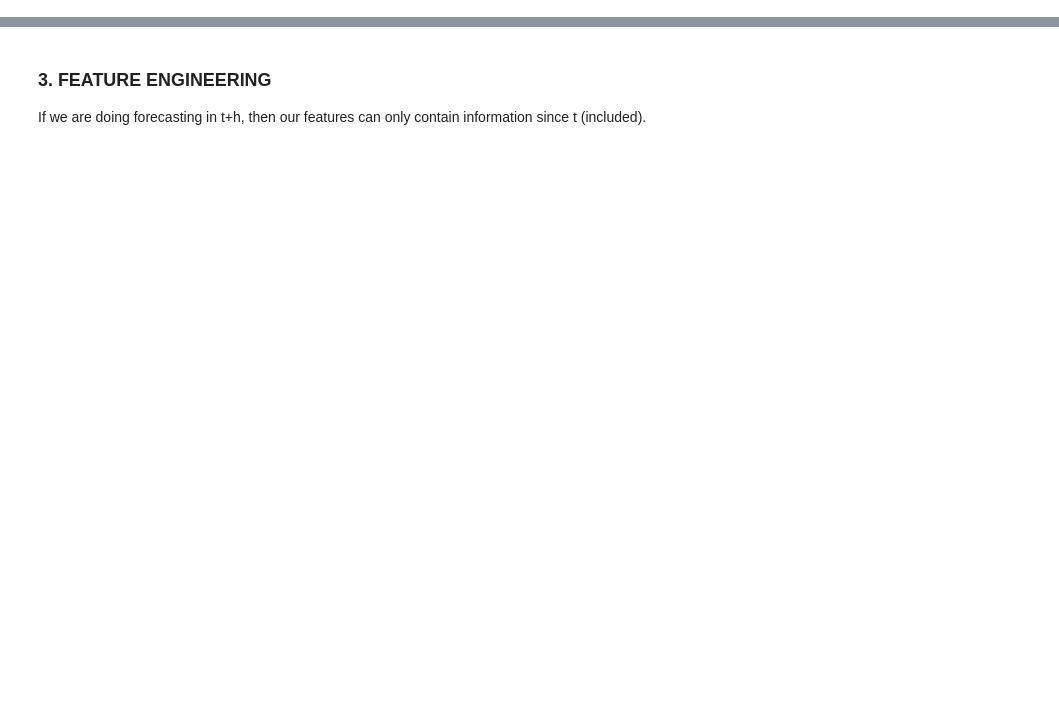
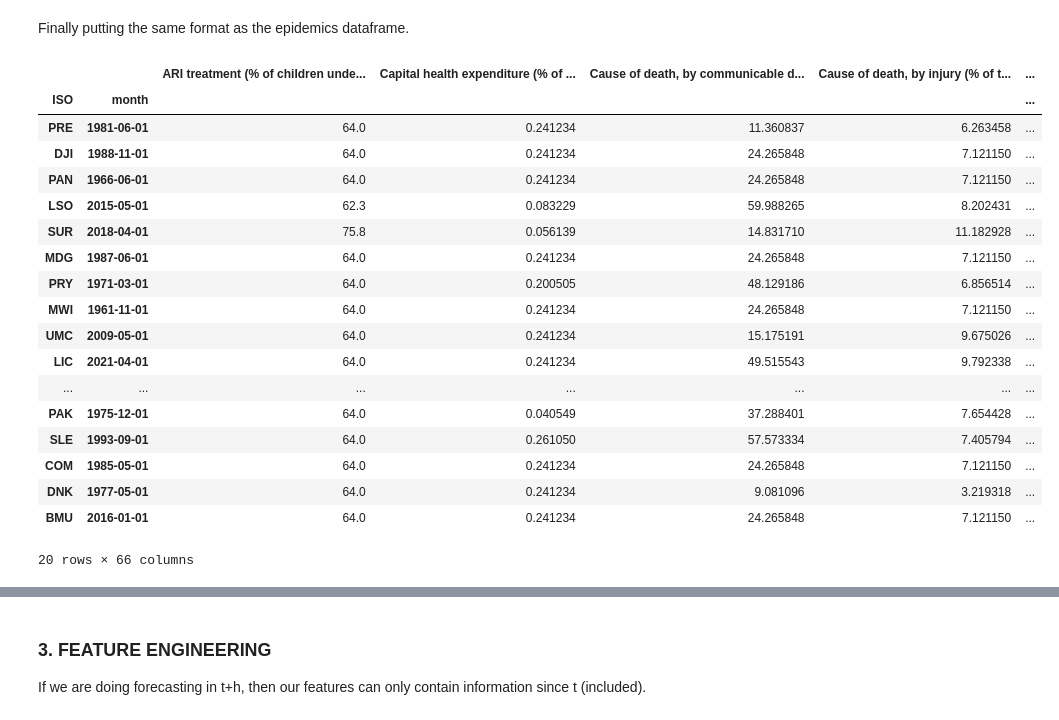
Before and after one commit to ericGutierrezM/forecasting_epidemics, a Jupyter notebook: pipeline.ipynb, the cells around one changed output, grey strips where cells are left out. Cells and saved outputs as stored; diff of their text form; code cells hidden in the pictures; blank space fills up the shorter version.

```diff
--- a/pipeline.ipynb
+++ b/pipeline.ipynb
@@ -32,0 +218,13 @@ df = df.dropna(subset=['target'])
+# %%
+regressors.columns = regressors.columns.str.extract(r'(\d{4})', expand=False)
+regressors.columns.name = 'Year'
+
+reg_final = (regressors
+             .stack()
+             .unstack('Series Name')
+             .reset_index()
+            )
+
+reg_final.columns.name = None
+
+reg_final.sample(10)
@@ -32,0 +250,15 @@ df = df.dropna(subset=['target'])
+# %%
+# Replace '..' with actual NaN values
+reg_monthly = reg_final.replace('..', np.nan)
+
+for col in reg_monthly.columns:
+    if col not in ['Country Code', 'Year']:
+        reg_monthly[col] = pd.to_numeric(reg_monthly[col], errors='coerce')
+
+# Forward-fill within each country to maintain trends, but only for numeric columns
+cols_numericas = reg_monthly.select_dtypes(include=[np.number]).columns
+cols_to_trend = cols_numericas.drop(['Year'], errors='ignore')
+reg_monthly[cols_to_trend] = reg_monthly.groupby('Country Code')[cols_to_trend].ffill()
+
+# Put the median as a last resort for any remaining NaNs that couldn't be filled by trends
+reg_monthly[cols_to_trend] = reg_monthly[cols_to_trend].fillna(reg_monthly[cols_to_trend].median())
@@ -32,0 +312,32 @@ df = df.dropna(subset=['target'])
+# %% [markdown]
+Finally putting the same format as the epidemics dataframe.
+# %%
+# Create the month column as a datetime object representing the first day of each month.
+# Also we delete the Year column and rename 'Country Code' to 'ISO' for consistency with the target variable.
+date_string = reg_monthly['Year'].astype(str) + '-' + reg_monthly['month'].astype(str) + '-01'
+reg_monthly['month'] = pd.to_datetime(date_string)
+reg_monthly = reg_monthly.drop(columns=['Year']).rename(columns={'Country Code': 'ISO'})
+
+regressors = reg_monthly.set_index(['ISO', 'month']).sort_index()
+# %%
+regressors.sample(20)
+# %% [output]
+|  |  | ARI treatment (% of children unde... | Capital health expenditure (% of ... | Cause of death, by communicable d... | Cause of death, by injury (% of t... | ... |
+| ISO | month |  |  |  |  | ... |
+| PRE | 1981-06-01 | 64.0 | 0.241234 | 11.360837 | 6.263458 | ... |
+| DJI | 1988-11-01 | 64.0 | 0.241234 | 24.265848 | 7.121150 | ... |
+| PAN | 1966-06-01 | 64.0 | 0.241234 | 24.265848 | 7.121150 | ... |
+| LSO | 2015-05-01 | 62.3 | 0.083229 | 59.988265 | 8.202431 | ... |
+| SUR | 2018-04-01 | 75.8 | 0.056139 | 14.831710 | 11.182928 | ... |
+| MDG | 1987-06-01 | 64.0 | 0.241234 | 24.265848 | 7.121150 | ... |
+| PRY | 1971-03-01 | 64.0 | 0.200505 | 48.129186 | 6.856514 | ... |
+| MWI | 1961-11-01 | 64.0 | 0.241234 | 24.265848 | 7.121150 | ... |
+| UMC | 2009-05-01 | 64.0 | 0.241234 | 15.175191 | 9.675026 | ... |
+| LIC | 2021-04-01 | 64.0 | 0.241234 | 49.515543 | 9.792338 | ... |
+| ... | ... | ... | ... | ... | ... | ... |
+| PAK | 1975-12-01 | 64.0 | 0.040549 | 37.288401 | 7.654428 | ... |
+| SLE | 1993-09-01 | 64.0 | 0.261050 | 57.573334 | 7.405794 | ... |
+| COM | 1985-05-01 | 64.0 | 0.241234 | 24.265848 | 7.121150 | ... |
+| DNK | 1977-05-01 | 64.0 | 0.241234 | 9.081096 | 3.219318 | ... |
+| BMU | 2016-01-01 | 64.0 | 0.241234 | 24.265848 | 7.121150 | ... |
+20 rows × 66 columns
```
Also changed, not shown: parts of 80 cells of this notebook, 25 other files.
